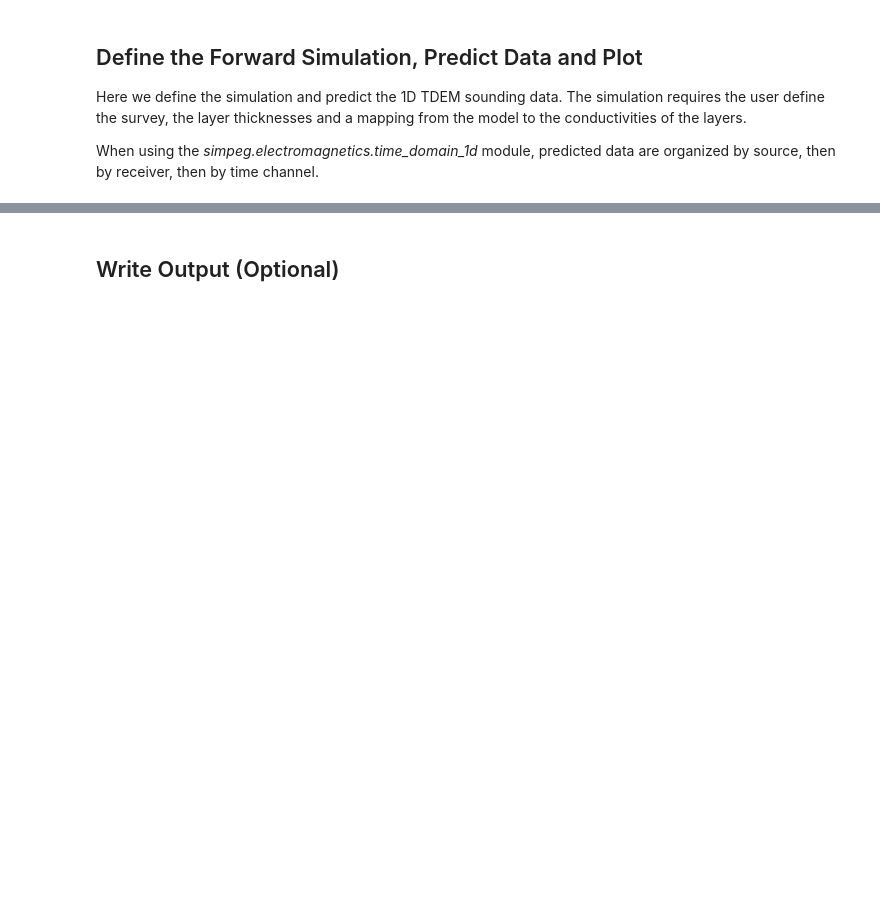
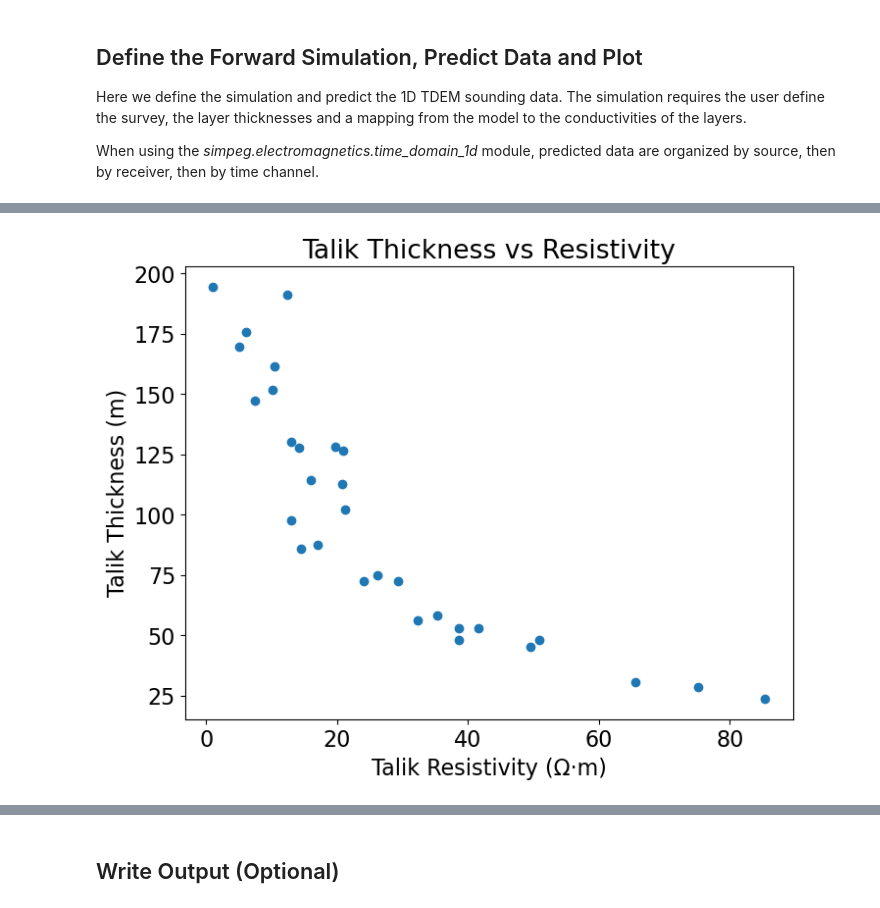
Before and after one commit to Bobslover1511/Technical-Report, a Jupyter notebook: Notebook/fwd_modelling.ipynb, the cells around one changed output, grey strips where cells are left out. Cells and saved outputs as stored; diff of their text form; code cells hidden in the pictures; blank space fills up the shorter version.

```diff
--- a/Notebook/fwd_modelling.ipynb
+++ b/Notebook/fwd_modelling.ipynb
@@ -247,0 +268,17 @@ Text(0.5, 1.0, 'TEM dB/dt decay curve')
+# %%
+np.random.seed(42)
+talik_thickness=np.random.uniform(20, 200, 30) #random thickness between 20 m to 200 m
+
+#2000 is just a scaling factor to meet the assumption
+base_talik_resistivity=2000/talik_thickness + np.random.normal(0, 5, size=talik_thickness.shape) #np.random.normal(0,5, size) introducing noise with mean=0 and standar dev=5. Noise being salinity variation, porosity etc
+
+talik_resistivity=np.clip(base_talik_resistivity, 1, 100) #keeping resistivity between 1-100 Ω·m
+
+plt.figure(figsize=(8, 6))
+plt.scatter(talik_resistivity, talik_thickness)
+plt.ylabel("Talik Thickness (m)")
+plt.xlabel("Talik Resistivity (Ω·m)")
+plt.title("Talik Thickness vs Resistivity")
+plt.show()
+# %% [output]
+[figure, added]
```
Also changed, not shown: parts of 15 cells of this notebook.
